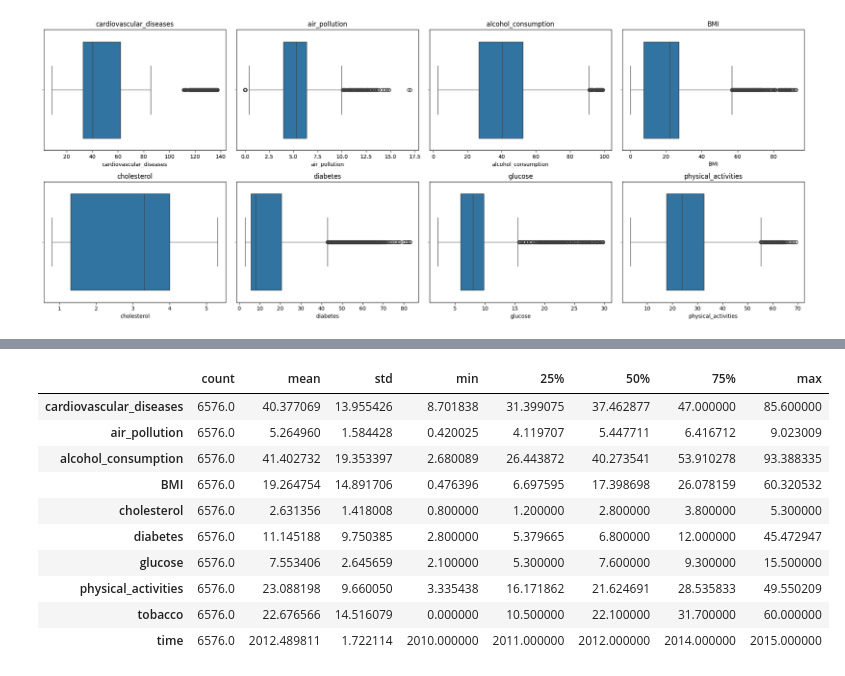
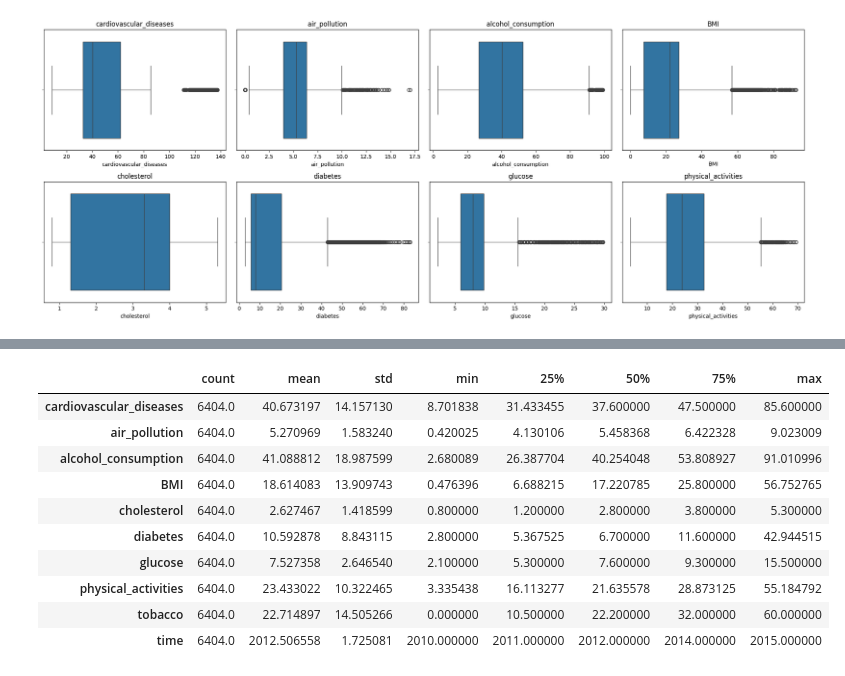
Before and after one commit to baolam/heart-disease-analysis, a Jupyter notebook: processing/draw_for_report.ipynb, the cells around one changed output, grey strips where cells are left out. Cells and saved outputs as stored; diff of their text form; code cells hidden in the pictures.

```diff
--- a/processing/draw_for_report.ipynb
+++ b/processing/draw_for_report.ipynb
@@ -27,10 +22,7 @@ print(tables)
               name
 0   NearsestSample
 1  sqlite_sequence
-# %%
 # %%
 df = pd.read_sql("SELECT * FROM NearsestSample", conn)
-# %%
-df = df[(df["TimeDim"] >= 2010) & (df["TimeDim"] <= 2015)].reset_index()
 
-df.head()
+df = df[(df["TimeDim"] >= 2010) & (df["TimeDim"] <= 2015)].reset_index(drop=True)
@@ -107,3 +93,6 @@ df.describe().T
 | physical_activities | 10956.0 | 26.063816 | 11.766169 | 3.335438 | 17.580842 | 23.772923 | 32.636906 | 6.920515e+01 |
 | tobacco | 10956.0 | 23.755696 | 14.737694 | 0.000000 | 12.475000 | 23.000000 | 32.800000 | 7.700000e+01 |
 | time | 10956.0 | 2012.500000 | 1.707903 | 2010.000000 | 2011.000000 | 2012.500000 | 2014.000000 | 2.015000e+03 |
+# %%
+df['air_pollution'] = np.log1p(df['air_pollution'])
+sns.histplot(df['air_pollution'])
@@ -110,11 +102,10 @@ df.describe().T
 # %%
-df.air_pollution = np.log1p(df.air_pollution)
-cols = df.columns[:-1]   # bỏ cột cuối
+cols = df.columns[:-1]
 
 plt.figure(figsize=(20,8))
 
-for i, col in enumerate(cols[:8]):   # lấy 8 cột đầu
-    plt.subplot(2, 4, i+1)           # 2 hàng 4 cột
+for i, col in enumerate(cols[:8]):
+    plt.subplot(2,4,i+1)
     sns.boxplot(x=df[col])
     plt.title(col)
 
@@ -122,15 +113,3 @@ plt.tight_layout()
 plt.show()
 # %% [output]
 [figure]
-# %%
-for col in df.columns:
-    Q1 = df[col].quantile(0.25)
-    Q3 = df[col].quantile(0.75)
-    IQR = Q3 - Q1
-
-    lower = Q1 - 1.5 * IQR
-    upper = Q3 + 1.5 * IQR
-
-    outliers = df[(df[col] < lower) | (df[col] > upper)]
-
-    print(col, ":", len(outliers))
@@ -148,25 +116,32 @@ time : 0
 # %%
-for col in df.columns:
+df_original = df.copy()
+
+df = df_original.copy()
+mask = pd.Series(True, index=df.index)
+
+for col in cols:
+
     Q1 = df[col].quantile(0.25)
     Q3 = df[col].quantile(0.75)
     IQR = Q3 - Q1
 
     lower = Q1 - 1.5 * IQR
     upper = Q3 + 1.5 * IQR
 
-    df = df[(df[col] >= lower) & (df[col] <= upper)]
+    mask &= (df[col] >= lower) & (df[col] <= upper)
 
+df = df[mask]
 df.describe().T
 # %% [output]
 |  | count | mean | std | min | 25% | 50% | 75% | max |
-| cardiovascular_diseases | 6576.0 | 40.377069 | 13.955426 | 8.701838 | 31.399075 | 37.462877 | 47.000000 | 85.600000 |
-| air_pollution | 6576.0 | 5.264960 | 1.584428 | 0.420025 | 4.119707 | 5.447711 | 6.416712 | 9.023009 |
-| alcohol_consumption | 6576.0 | 41.402732 | 19.353397 | 2.680089 | 26.443872 | 40.273541 | 53.910278 | 93.388335 |
-| BMI | 6576.0 | 19.264754 | 14.891706 | 0.476396 | 6.697595 | 17.398698 | 26.078159 | 60.320532 |
-| cholesterol | 6576.0 | 2.631356 | 1.418008 | 0.800000 | 1.200000 | 2.800000 | 3.800000 | 5.300000 |
-| diabetes | 6576.0 | 11.145188 | 9.750385 | 2.800000 | 5.379665 | 6.800000 | 12.000000 | 45.472947 |
-| glucose | 6576.0 | 7.553406 | 2.645659 | 2.100000 | 5.300000 | 7.600000 | 9.300000 | 15.500000 |
-| physical_activities | 6576.0 | 23.088198 | 9.660050 | 3.335438 | 16.171862 | 21.624691 | 28.535833 | 49.550209 |
-| tobacco | 6576.0 | 22.676566 | 14.516079 | 0.000000 | 10.500000 | 22.100000 | 31.700000 | 60.000000 |
-| time | 6576.0 | 2012.489811 | 1.722114 | 2010.000000 | 2011.000000 | 2012.000000 | 2014.000000 | 2015.000000 |
+| cardiovascular_diseases | 6404.0 | 40.673197 | 14.157130 | 8.701838 | 31.433455 | 37.600000 | 47.500000 | 85.600000 |
+| air_pollution | 6404.0 | 5.270969 | 1.583240 | 0.420025 | 4.130106 | 5.458368 | 6.422328 | 9.023009 |
+| alcohol_consumption | 6404.0 | 41.088812 | 18.987599 | 2.680089 | 26.387704 | 40.254048 | 53.808927 | 91.010996 |
+| BMI | 6404.0 | 18.614083 | 13.909743 | 0.476396 | 6.688215 | 17.220785 | 25.800000 | 56.752765 |
+| cholesterol | 6404.0 | 2.627467 | 1.418599 | 0.800000 | 1.200000 | 2.800000 | 3.800000 | 5.300000 |
+| diabetes | 6404.0 | 10.592878 | 8.843115 | 2.800000 | 5.367525 | 6.700000 | 11.600000 | 42.944515 |
+| glucose | 6404.0 | 7.527358 | 2.646540 | 2.100000 | 5.300000 | 7.600000 | 9.300000 | 15.500000 |
+| physical_activities | 6404.0 | 23.433022 | 10.322465 | 3.335438 | 16.113277 | 21.635578 | 28.873125 | 55.184792 |
+| tobacco | 6404.0 | 22.714897 | 14.505266 | 0.000000 | 10.500000 | 22.200000 | 32.000000 | 60.000000 |
+| time | 6404.0 | 2012.506558 | 1.725081 | 2010.000000 | 2011.000000 | 2012.000000 | 2014.000000 | 2015.000000 |
 # %%
```
Also changed, not shown: parts of 25 cells of this notebook.
